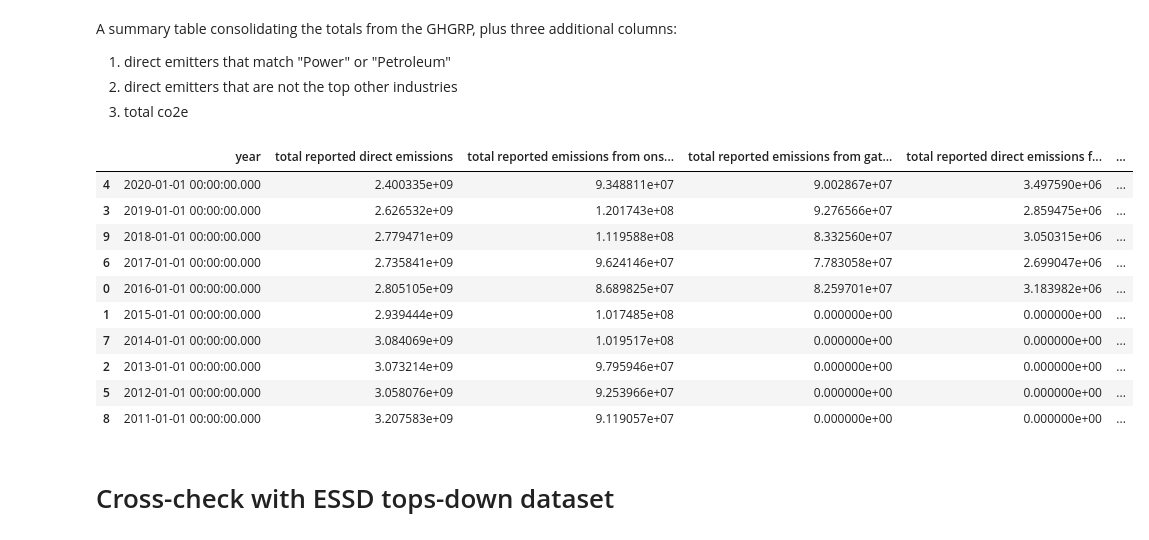
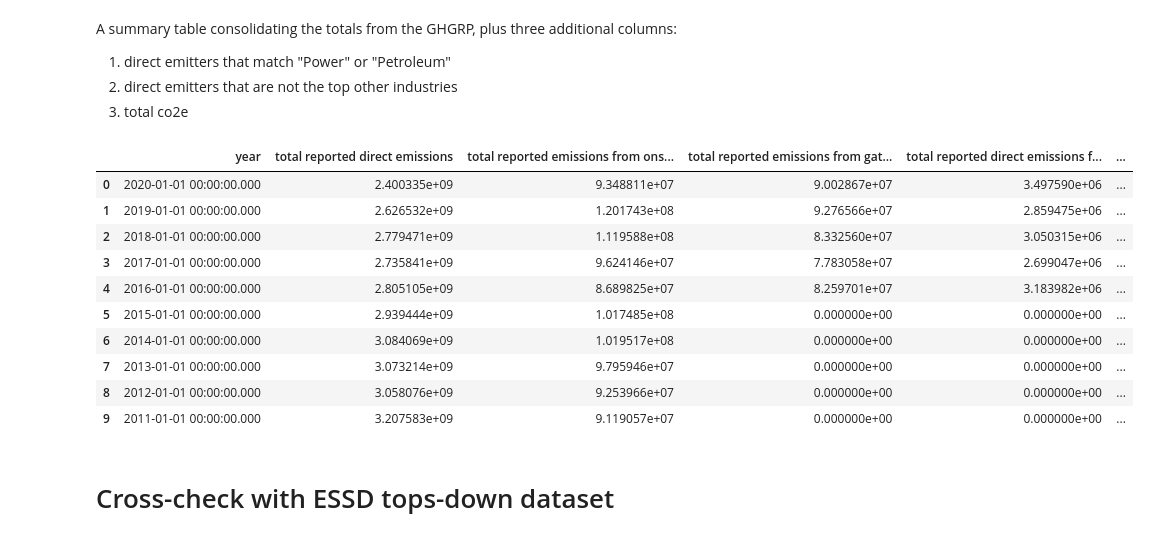
Before and after one commit to os-climate/data-platform-demo, a Jupyter notebook: notebooks/EPA_GHGRP-demos.ipynb, the cells around one changed output. Saved outputs shown, nothing was run; the diff lists cells and outputs as text; code cells hidden in the pictures.

```diff
--- a/notebooks/EPA_GHGRP-demos.ipynb
+++ b/notebooks/EPA_GHGRP-demos.ipynb
@@ -280,25 +280,27 @@ This gem comes from https://stackoverflow.com/questions/44327999/python-pandas-m
 from functools import reduce
 
 df_merged = reduce(lambda left,right: pd.merge(left,right,on=['year'], how='outer'), q_dict.values()).fillna(0)
+df_merged.sort_values(by='year', ascending=False, inplace=True)
+df_merged.index = pd.RangeIndex(len(df_merged.index))
 # %% [markdown]
 A summary table consolidating the totals from the GHGRP, plus three additional columns:
 1. direct emitters that match "Power" or "Petroleum"
 2. direct emitters that are not the top other industries
 3. total co2e
 # %%
-df_merged.rename(columns={v:v.replace('_', ' ') for v in df_merged.columns.values}).sort_values(by='year', ascending=False)
+df_merged.rename(columns={v:v.replace('_', ' ') for v in df_merged.columns.values})
 # %% [output]
 |  | year | total reported direct emissions | total reported emissions from ons... | total reported emissions from gat... | total reported direct emissions f... | ... |
-| 4 | 2020-01-01 00:00:00.000 | 2.400335e+09 | 9.348811e+07 | 9.002867e+07 | 3.497590e+06 | ... |
-| 3 | 2019-01-01 00:00:00.000 | 2.626532e+09 | 1.201743e+08 | 9.276566e+07 | 2.859475e+06 | ... |
-| 9 | 2018-01-01 00:00:00.000 | 2.779471e+09 | 1.119588e+08 | 8.332560e+07 | 3.050315e+06 | ... |
-| 6 | 2017-01-01 00:00:00.000 | 2.735841e+09 | 9.624146e+07 | 7.783058e+07 | 2.699047e+06 | ... |
-| 0 | 2016-01-01 00:00:00.000 | 2.805105e+09 | 8.689825e+07 | 8.259701e+07 | 3.183982e+06 | ... |
-| 1 | 2015-01-01 00:00:00.000 | 2.939444e+09 | 1.017485e+08 | 0.000000e+00 | 0.000000e+00 | ... |
-| 7 | 2014-01-01 00:00:00.000 | 3.084069e+09 | 1.019517e+08 | 0.000000e+00 | 0.000000e+00 | ... |
-| 2 | 2013-01-01 00:00:00.000 | 3.073214e+09 | 9.795946e+07 | 0.000000e+00 | 0.000000e+00 | ... |
-| 5 | 2012-01-01 00:00:00.000 | 3.058076e+09 | 9.253966e+07 | 0.000000e+00 | 0.000000e+00 | ... |
-| 8 | 2011-01-01 00:00:00.000 | 3.207583e+09 | 9.119057e+07 | 0.000000e+00 | 0.000000e+00 | ... |
+| 0 | 2020-01-01 00:00:00.000 | 2.400335e+09 | 9.348811e+07 | 9.002867e+07 | 3.497590e+06 | ... |
+| 1 | 2019-01-01 00:00:00.000 | 2.626532e+09 | 1.201743e+08 | 9.276566e+07 | 2.859475e+06 | ... |
+| 2 | 2018-01-01 00:00:00.000 | 2.779471e+09 | 1.119588e+08 | 8.332560e+07 | 3.050315e+06 | ... |
+| 3 | 2017-01-01 00:00:00.000 | 2.735841e+09 | 9.624146e+07 | 7.783058e+07 | 2.699047e+06 | ... |
+| 4 | 2016-01-01 00:00:00.000 | 2.805105e+09 | 8.689825e+07 | 8.259701e+07 | 3.183982e+06 | ... |
+| 5 | 2015-01-01 00:00:00.000 | 2.939444e+09 | 1.017485e+08 | 0.000000e+00 | 0.000000e+00 | ... |
+| 6 | 2014-01-01 00:00:00.000 | 3.084069e+09 | 1.019517e+08 | 0.000000e+00 | 0.000000e+00 | ... |
+| 7 | 2013-01-01 00:00:00.000 | 3.073214e+09 | 9.795946e+07 | 0.000000e+00 | 0.000000e+00 | ... |
+| 8 | 2012-01-01 00:00:00.000 | 3.058076e+09 | 9.253966e+07 | 0.000000e+00 | 0.000000e+00 | ... |
+| 9 | 2011-01-01 00:00:00.000 | 3.207583e+09 | 9.119057e+07 | 0.000000e+00 | 0.000000e+00 | ... |
 # %% [markdown]
 # Cross-check with ESSD tops-down dataset
 # %% [markdown]
```
Also changed, not shown: parts of 12 cells of this notebook.
